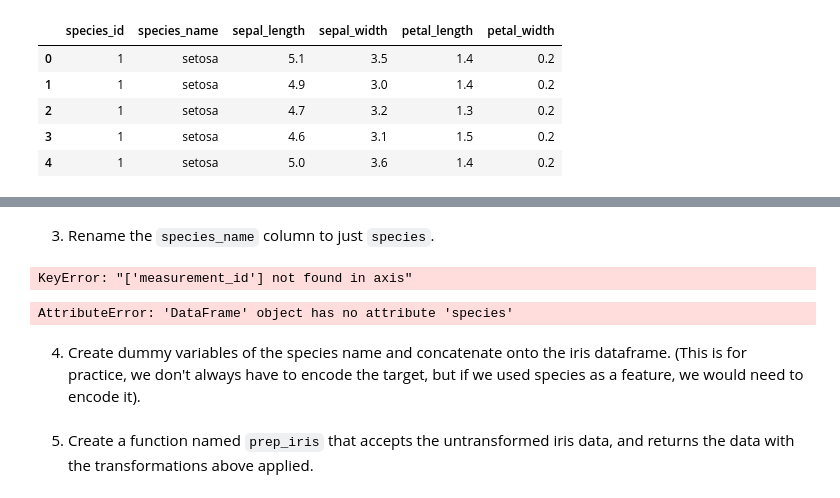
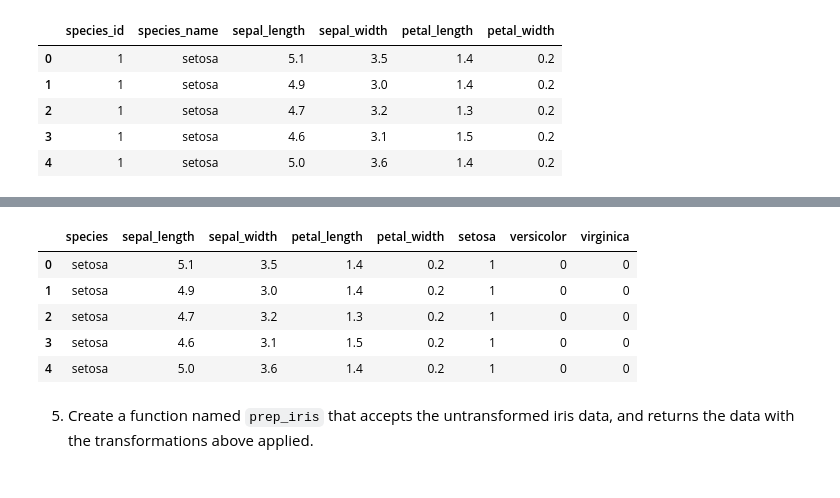
Before and after one commit to Jason-R-Turner/classification-exercises, a Jupyter notebook: classification_exercises.ipynb, the cells around one changed output, grey strips where cells are left out. Drawn from its saved outputs; the diff is of its cells as text; code cells hidden in the pictures.

Commit message:
classification exercises update for iris data

```diff
--- a/classification_exercises.ipynb
+++ b/classification_exercises.ipynb
@@ -345,35 +629,30 @@ iris_df.head()
 # %%
-# def clean_iris(df):
-#     '''
+def clean_iris(df):
 
-#     '''
-#     df = df.drop_duplicates()
-#     df = df.drop(columns=['species_id', 'measurement_id'])
+    '''Prepares acquired Iris data for exploration'''
 
-#     dummy_df = pd.get_dummies(df['species'], drop_first=False)
+    # drop column using .drop(columns=column_name)
+    df = df.drop(columns='species_id')
 
-#     df = pd.concat([df, dummy_df], axis=1)
+    # remame column using .rename(columns={current_column_name : replacement_column_name})
+    df = df.rename(columns={'species_name':'species'})
 
-#     return df
+    # create dummies dataframe using .get_dummies(column_name,not dropping any of the dummy columns)
+    dummy_df = pd.get_dummies(df['species'], drop_first=False)
+
+    # join original df with dummies df using .concat([original_df,dummy_df], join along the index)
+    df = pd.concat([df, dummy_df], axis=1)
+
+    return df
-# %% [markdown]
-3. Rename the `species_name` column to just `species`.
-# %%
-def clean_iris(df):
-    '''
-
-    '''
-    df = df.drop_duplicates()
-    df = df.drop(columns=['species_id', 'measurement_id'])
-    df = df.rename(columns= {'species_name':'species'})
-    dummy_df = pd.get_dummies(df['species'], drop_first=False)
-
-    df = pd.concat([df, dummy_df], axis=1)
-
-    return df
 # %%
-clean_iris(iris_df)
+clean_iris(iris_df).head()
 # %% [output]
-KeyError: "['measurement_id'] not found in axis"
+|  | species | sepal_length | sepal_width | petal_length | petal_width | setosa | versicolor | virginica |
+| 0 | setosa | 5.1 | 3.5 | 1.4 | 0.2 | 1 | 0 | 0 |
+| 1 | setosa | 4.9 | 3.0 | 1.4 | 0.2 | 1 | 0 | 0 |
+| 2 | setosa | 4.7 | 3.2 | 1.3 | 0.2 | 1 | 0 | 0 |
+| 3 | setosa | 4.6 | 3.1 | 1.5 | 0.2 | 1 | 0 | 0 |
+| 4 | setosa | 5.0 | 3.6 | 1.4 | 0.2 | 1 | 0 | 0 |
 # %%
 def split_iris(df):
     '''
@@ -393,10 +671,4 @@ def split_iris(df):
     return train, validate, test
-# %%
-split_iris(iris_df)
-# %% [output]
-AttributeError: 'DataFrame' object has no attribute 'species'
-# %% [markdown]
-4. Create dummy variables of the species name and concatenate onto the iris dataframe. (This is for practice, we don't always have to encode the target, but if we used species as a feature, we would need to encode it).
 # %% [markdown]
 5. Create a function named `prep_iris` that accepts the untransformed iris data, and returns the data with the transformations above applied.
 # %%
```
Also changed, not shown: parts of 76 cells of this notebook, 1 other file.
